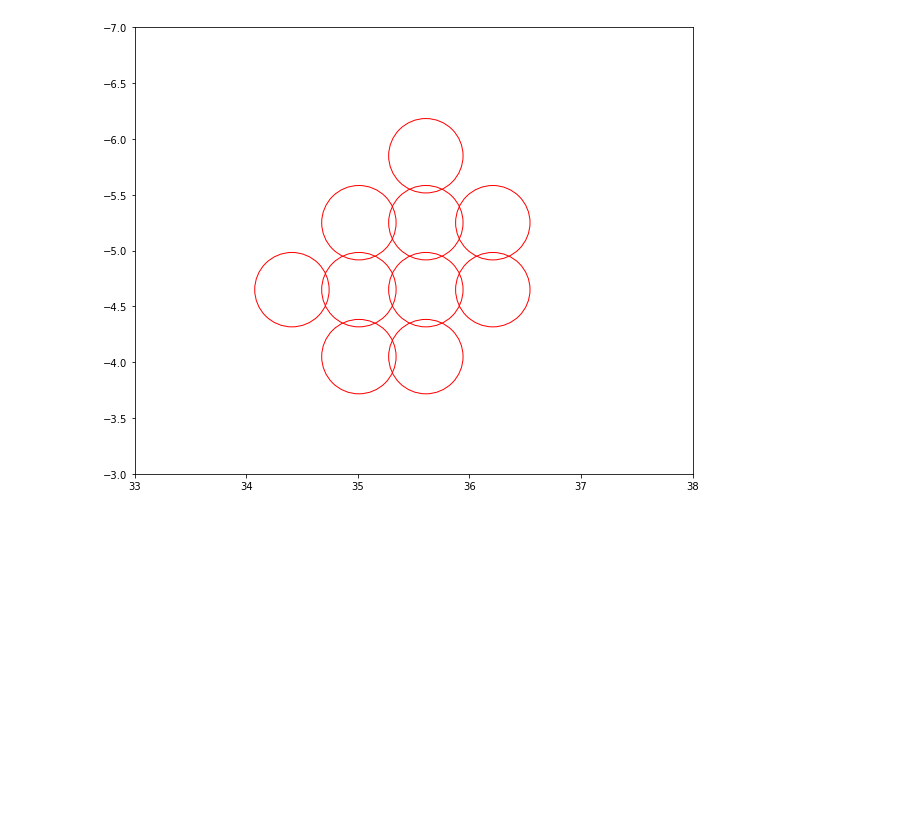
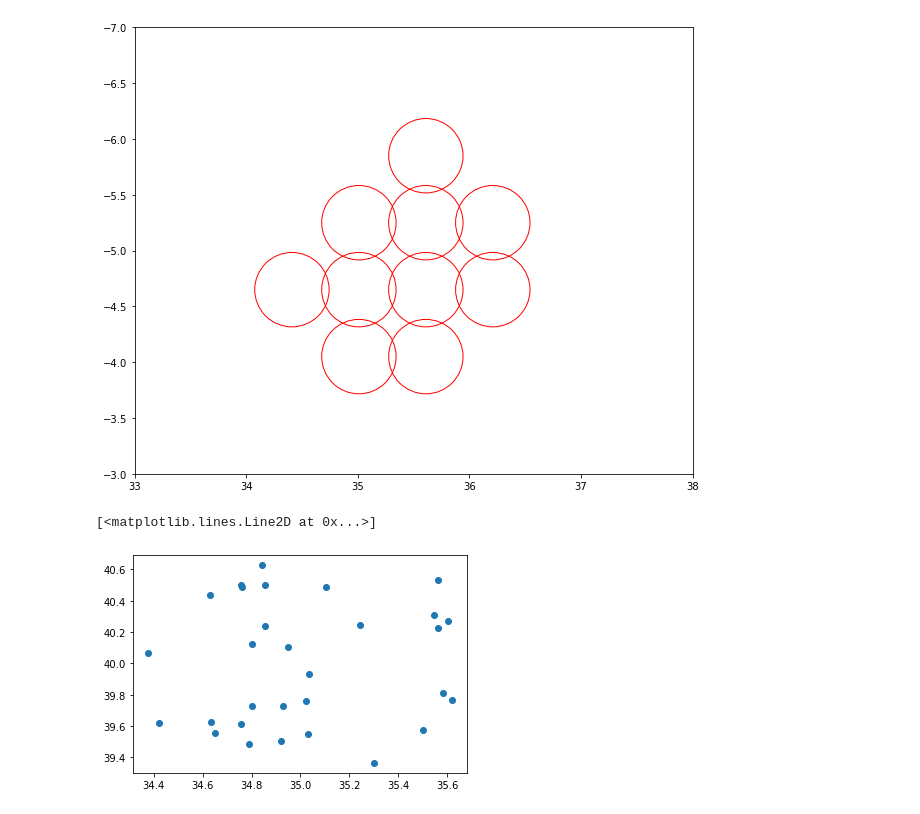
Before and after one commit to Brookluo/WIRO-observation, a Jupyter notebook: notebooks/dither_path.ipynb, the cells around one changed output. Drawn from its saved outputs; the diff is of its cells as text; code cells hidden in the pictures; blank space fills up the shorter version.

```diff
--- a/notebooks/dither_path.ipynb
+++ b/notebooks/dither_path.ipynb
@@ -158,0 +166,14 @@ coord = SkyCoord(ra="320.03661926098", dec="
+# %%
+n = 30
+pscale = 0.58 * u.arcsec
+pos = np.random.uniform(-4096, 4096, (n, 2)).astype(int) * pscale
+# %%
+center1 = SkyCoord(ra=310*u.deg, dec=10*u.deg, frame='icrs')
+center2 = SkyCoord(ra=35*u.deg, dec=40*u.deg, frame='icrs')
+# %%
+pointing = SkyCoord(ra=center2.ra + pos[:, 0], dec=center2.dec + pos[:, 1])
+# %%
+plt.plot(pointing.ra, pointing.dec, 'o')
+# %% [output]
+[<matplotlib.lines.Line2D at 0x...>]
+[figure, added]
```
Also changed, not shown: parts of 18 cells of this notebook.
